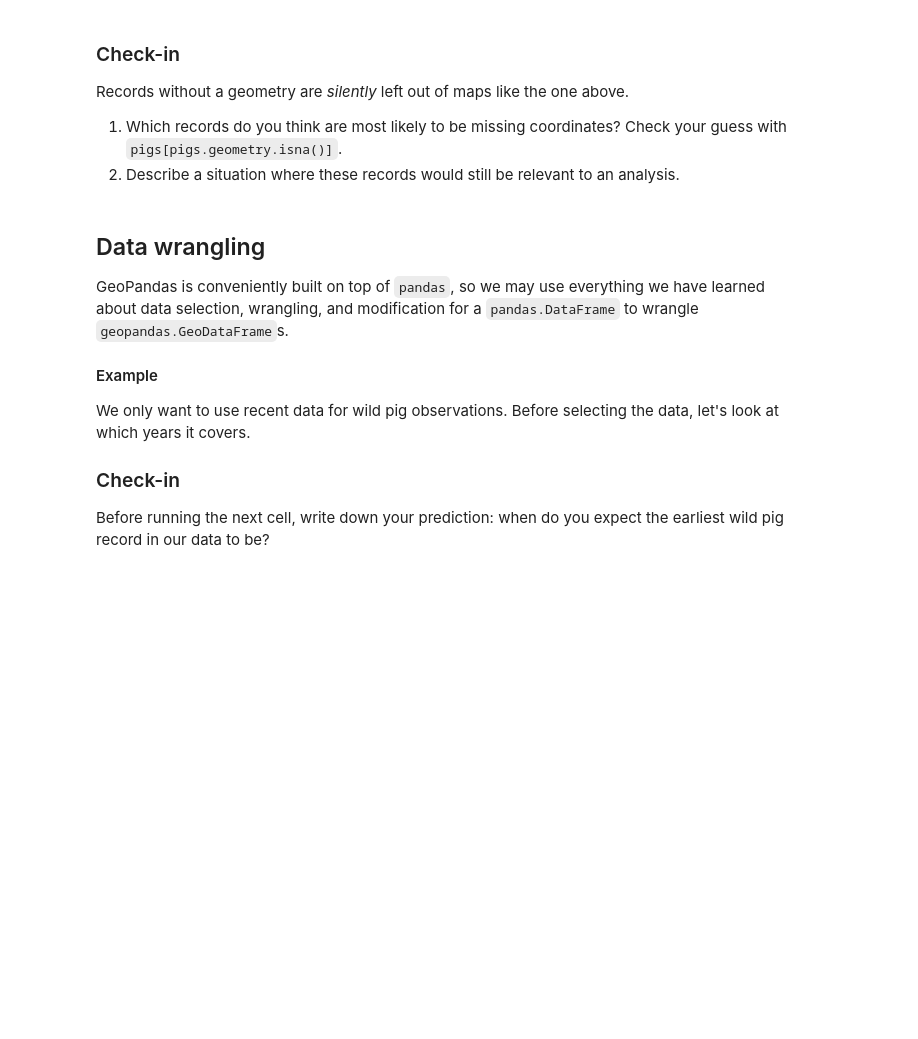
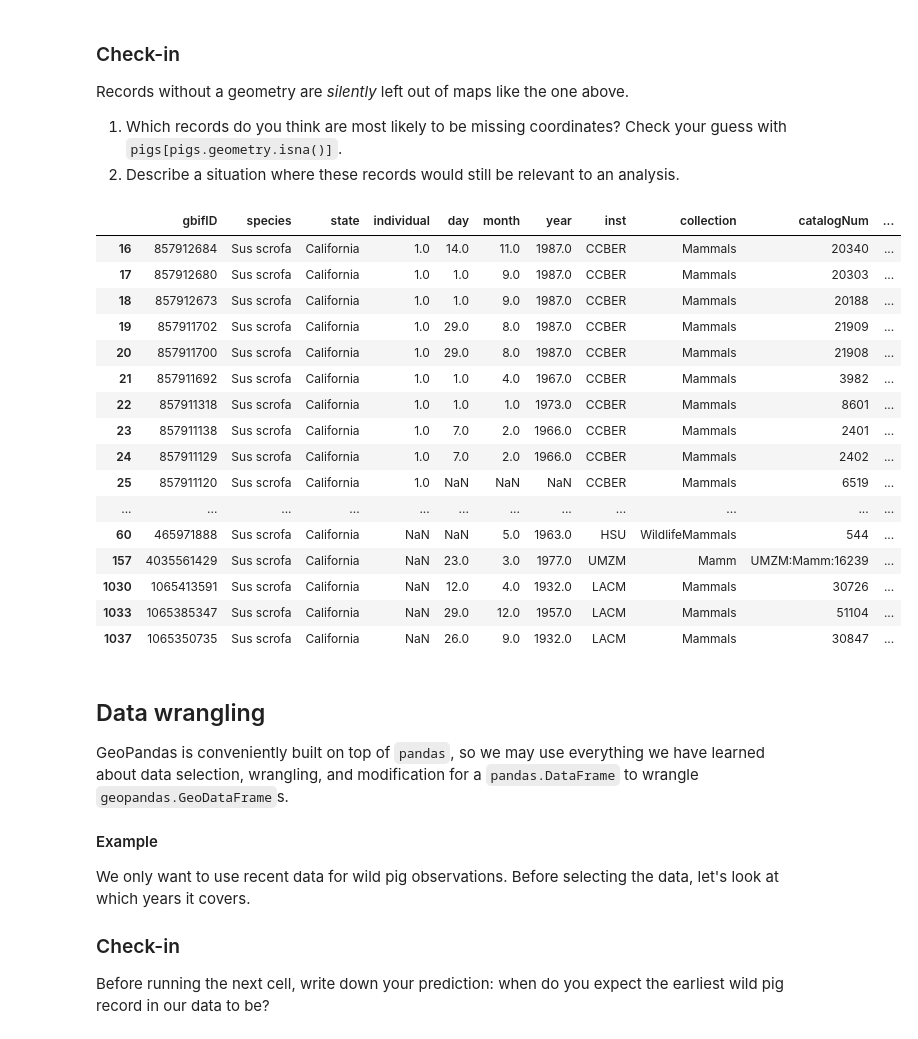
Before and after one commit to pr-scilla/eds220-in-class, a Jupyter notebook: week-5-geopandas-intro-STUDENTS.ipynb, the cells around one changed output. Saved outputs shown, nothing was run; the diff lists cells and outputs as text; code cells hidden in the pictures; blank space fills up the shorter version.

```diff
--- a/week-5-geopandas-intro-STUDENTS.ipynb
+++ b/week-5-geopandas-intro-STUDENTS.ipynb
@@ -123,6 +220,26 @@ Records without a geometry are *silently* left out of maps like the one above.
 
 1. Which records do you think are most likely to be missing coordinates? Check your guess with `pigs[pigs.geometry.isna()]`.
 2. Describe a situation where these records would still be relevant to an analysis.
+# %%
+pigs[pigs.geometry.isna()]
+# %% [output]
+|  | gbifID | species | state | individual | day | month | year | inst | collection | catalogNum | ... |
+| 16 | 857912684 | Sus scrofa | California | 1.0 | 14.0 | 11.0 | 1987.0 | CCBER | Mammals | 20340 | ... |
+| 17 | 857912680 | Sus scrofa | California | 1.0 | 1.0 | 9.0 | 1987.0 | CCBER | Mammals | 20303 | ... |
+| 18 | 857912673 | Sus scrofa | California | 1.0 | 1.0 | 9.0 | 1987.0 | CCBER | Mammals | 20188 | ... |
+| 19 | 857911702 | Sus scrofa | California | 1.0 | 29.0 | 8.0 | 1987.0 | CCBER | Mammals | 21909 | ... |
+| 20 | 857911700 | Sus scrofa | California | 1.0 | 29.0 | 8.0 | 1987.0 | CCBER | Mammals | 21908 | ... |
+| 21 | 857911692 | Sus scrofa | California | 1.0 | 1.0 | 4.0 | 1967.0 | CCBER | Mammals | 3982 | ... |
+| 22 | 857911318 | Sus scrofa | California | 1.0 | 1.0 | 1.0 | 1973.0 | CCBER | Mammals | 8601 | ... |
+| 23 | 857911138 | Sus scrofa | California | 1.0 | 7.0 | 2.0 | 1966.0 | CCBER | Mammals | 2401 | ... |
+| 24 | 857911129 | Sus scrofa | California | 1.0 | 7.0 | 2.0 | 1966.0 | CCBER | Mammals | 2402 | ... |
+| 25 | 857911120 | Sus scrofa | California | 1.0 | NaN | NaN | NaN | CCBER | Mammals | 6519 | ... |
+| ... | ... | ... | ... | ... | ... | ... | ... | ... | ... | ... | ... |
+| 60 | 465971888 | Sus scrofa | California | NaN | NaN | 5.0 | 1963.0 | HSU | WildlifeMammals | 544 | ... |
+| 157 | 4035561429 | Sus scrofa | California | NaN | 23.0 | 3.0 | 1977.0 | UMZM | Mamm | UMZM:Mamm:16239 | ... |
+| 1030 | 1065413591 | Sus scrofa | California | NaN | 12.0 | 4.0 | 1932.0 | LACM | Mammals | 30726 | ... |
+| 1033 | 1065385347 | Sus scrofa | California | NaN | 29.0 | 12.0 | 1957.0 | LACM | Mammals | 51104 | ... |
+| 1037 | 1065350735 | Sus scrofa | California | NaN | 26.0 | 9.0 | 1932.0 | LACM | Mammals | 30847 | ... |
 # %% [markdown]
 ## Data wrangling
 
```
Also changed, not shown: parts of 14 cells of this notebook.
